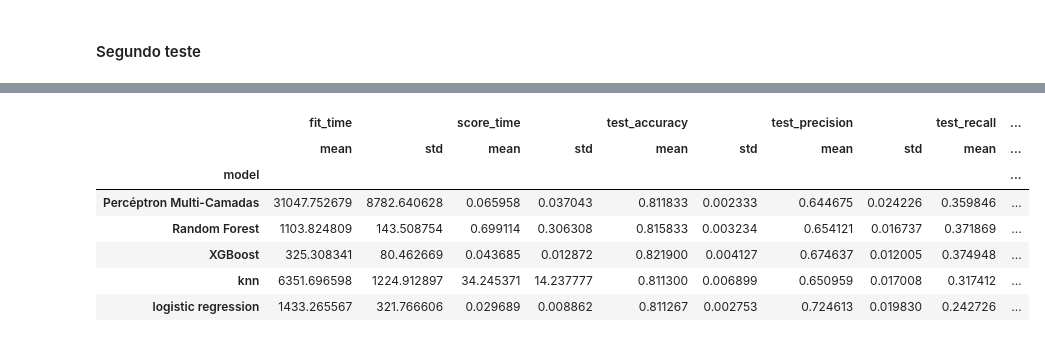
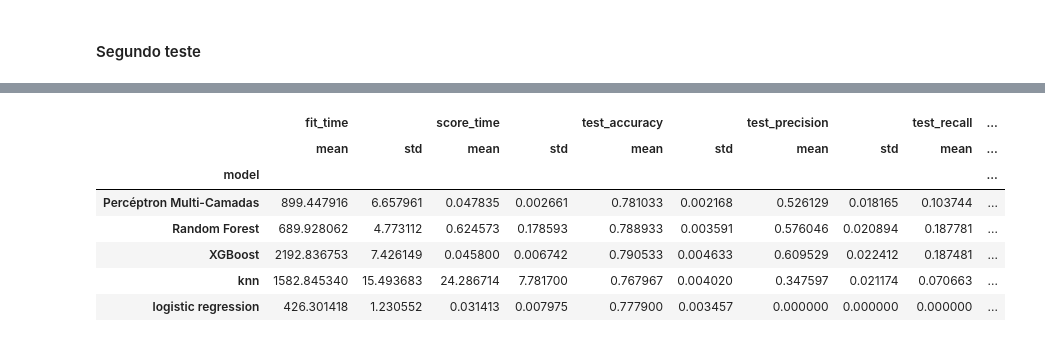
Before and after one commit to atlantico-academy/datagearscore, a Jupyter notebook: notebooks/02 - comparative analysis.ipynb, the cells around one changed output, grey strips where cells are left out. Cells and saved outputs as stored; diff of their text form; code cells hidden in the pictures.

```diff
--- a/notebooks/02 - comparative analysis.ipynb
+++ b/notebooks/02 - comparative analysis.ipynb
@@ -45,6 +47,9 @@ df.head()
 | 3 | 50000 | feminino | universidade | casado | 37 | 0 | 0 | 0 | 0 | ... |
 | 4 | 50000 | masculino | universidade | casado | 57 | -1 | 0 | -1 | 0 | ... |
 5 rows × 24 columns
+# %%
+remover = df.columns[df.columns.str.startswith('status')]
+df.drop(remover, axis=1, inplace=True)
 # %% [markdown]
 ### Correlações
 # %%
@@ -79,12 +83,20 @@ df.head()
 # %%
 df_dicionario = pd.read_csv("../references/dicionario_dados.csv")
+
+target_column = 'mau'
+
 nominal_columns = df_dicionario['Col_Trad'][df_dicionario['Tipo'] == 'cat'].values
-numerical_columns = df_dicionario['Col_Trad'][df_dicionario['Tipo'] == 'num'].values
+
+mask = df_dicionario['Col_Trad'][df_dicionario['Tipo'] == 'num'].isin(list(df.columns))
+numerical_columns =  df_dicionario['Col_Trad'][df_dicionario['Tipo'] == 'num'][mask].values
 # %% [markdown]
 #### Separando X e y com o conjunto completo de dados
 # %%
-X = df.drop(columns=['mau'], axis=1)
-y = df['mau'].ravel()
+X = df.drop([target_column], axis=1)
+
+target_transformer = LabelEncoder()
+
+y = target_transformer.fit_transform(df[target_column].values.ravel())
 # %% [markdown]
 #### Primeiro teste
 # %%
@@ -171,16 +205,16 @@ params = {
     'knn': {
         'weights': ['uniform', 'distance'],
         'algorithm': ['ball_tree', 'kd_tree', 'brute'],
-        'leaf_size': [1, 2, 4],
-        'n_neighbors': [5, 15, 35, 60]
+        'leaf_size': [1, 2],
+        'n_neighbors': [5, 15,]
     },
     'Percéptron Multi-Camadas':{
-        'hidden_layer_sizes': [(100,), (100, 100), (200,), (200, 200), (500, 500)],
+        #'hidden_layer_sizes': [(100,), (100, 100), (200,), (200, 200), (500, 500)],
         'activation': ['tanh', 'relu'],
         'learning_rate': ['constant','adaptive']
     },
     'Random Forest': {
-        'n_estimators': [100, 200, 300, 400],
+        'n_estimators': [100, 200, 300],
          'criterion': ['entropy', 'gini']
     },
     'XGBoost': {
@@ -190,8 +224,7 @@ params = {
     'logistic regression': {
         'C': [1, 10, 100],
         'max_iter': [50, 100, 150, 200],
-        'solver': ['newton-cg', 'lbfgs', 'liblinear', 'sag', 'saga'],
-        'multi_class': ['auto', 'ovr', 'multinomial']
+        'solver': ['newton-cg', 'lbfgs', 'liblinear', 'sag', 'saga']
     }
 }
 # %%
@@ -362,15 +295,15 @@ resultados.style.background_gradient(cmap='Blues', axis=0)
 # %%
-# resultados = pd.DataFrame(results).groupby('model').agg([np.mean, np.std])
-# resultados.style.background_gradient(cmap='Blues', axis=0)
+resultados = pd.DataFrame(results).groupby('model').agg([np.mean, np.std])
+resultados.style.background_gradient(cmap='Blues', axis=0)
 # %% [output]
 |  | fit_time |  | score_time |  | test_accuracy |  | test_precision |  | test_recall | ... |
 |  | mean | std | mean | std | mean | std | mean | std | mean | ... |
 | model |  |  |  |  |  |  |  |  |  | ... |
-| Percéptron Multi-Camadas | 31047.752679 | 8782.640628 | 0.065958 | 0.037043 | 0.811833 | 0.002333 | 0.644675 | 0.024226 | 0.359846 | ... |
-| Random Forest | 1103.824809 | 143.508754 | 0.699114 | 0.306308 | 0.815833 | 0.003234 | 0.654121 | 0.016737 | 0.371869 | ... |
-| XGBoost | 325.308341 | 80.462669 | 0.043685 | 0.012872 | 0.821900 | 0.004127 | 0.674637 | 0.012005 | 0.374948 | ... |
-| knn | 6351.696598 | 1224.912897 | 34.245371 | 14.237777 | 0.811300 | 0.006899 | 0.650959 | 0.017008 | 0.317412 | ... |
-| logistic regression | 1433.265567 | 321.766606 | 0.029689 | 0.008862 | 0.811267 | 0.002753 | 0.724613 | 0.019830 | 0.242726 | ... |
+| Percéptron Multi-Camadas | 899.447916 | 6.657961 | 0.047835 | 0.002661 | 0.781033 | 0.002168 | 0.526129 | 0.018165 | 0.103744 | ... |
+| Random Forest | 689.928062 | 4.773112 | 0.624573 | 0.178593 | 0.788933 | 0.003591 | 0.576046 | 0.020894 | 0.187781 | ... |
+| XGBoost | 2192.836753 | 7.426149 | 0.045800 | 0.006742 | 0.790533 | 0.004633 | 0.609529 | 0.022412 | 0.187481 | ... |
+| knn | 1582.845340 | 15.493683 | 24.286714 | 7.781700 | 0.767967 | 0.004020 | 0.347597 | 0.021174 | 0.070663 | ... |
+| logistic regression | 426.301418 | 1.230552 | 0.031413 | 0.007975 | 0.777900 | 0.003457 | 0.000000 | 0.000000 | 0.000000 | ... |
 # %%
 # resultados = pd.DataFrame(results).groupby('model').agg([np.mean, np.std])
 # resultados.style.background_gradient(cmap='Blues', axis=0)
```
Also changed, not shown: parts of 27 cells of this notebook.
